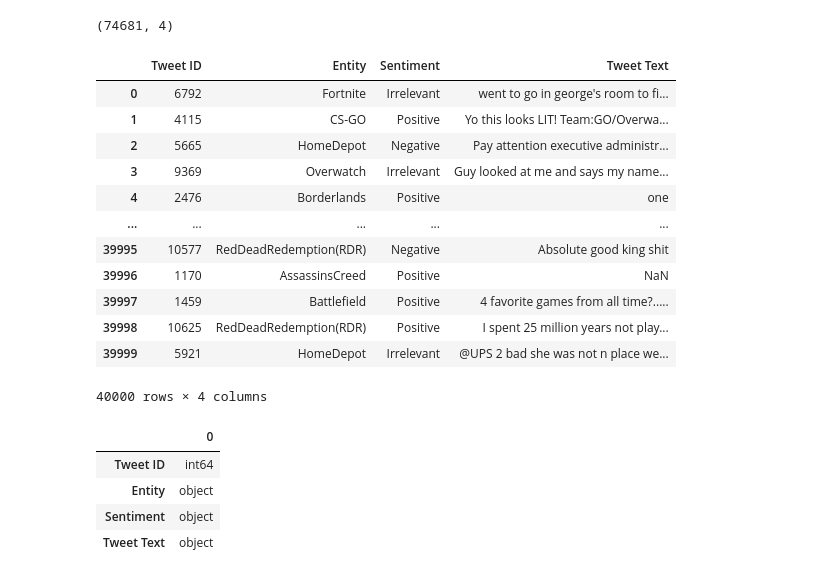
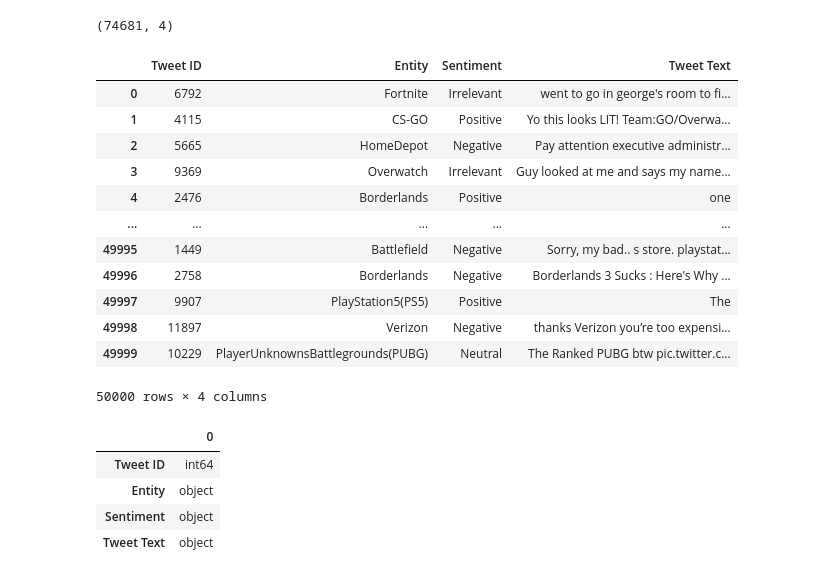
Before and after one commit to Salih2005-byte/Sentiment-Analysis-for-Social-Media-Reviews, a Jupyter notebook: Sentiment_Analysis_for_Social_Media_Reviews.ipynb, the cells around one changed output. Drawn from its saved outputs; the diff is of its cells as text; code cells hidden in the pictures.

```diff
--- a/Sentiment_Analysis_for_Social_Media_Reviews.ipynb
+++ b/Sentiment_Analysis_for_Social_Media_Reviews.ipynb
@@ -43,23 +43,23 @@ df.shape
 # %% [output]
 (74681, 4)
 # %%
-df = df.sample(n=40000, random_state=42)
+df = df.sample(n=50000, random_state=42)
 df = df.reset_index(drop=True)
 df
 # %% [output]
 |  | Tweet ID | Entity | Sentiment | Tweet Text |
 | 0 | 6792 | Fortnite | Irrelevant | went to go in george's room to fi... |
 | 1 | 4115 | CS-GO | Positive | Yo this looks LIT! Team:GO/Overwa... |
 | 2 | 5665 | HomeDepot | Negative | Pay attention executive administr... |
 | 3 | 9369 | Overwatch | Irrelevant | Guy looked at me and says my name... |
 | 4 | 2476 | Borderlands | Positive | one |
 | ... | ... | ... | ... | ... |
-| 39995 | 10577 | RedDeadRedemption(RDR) | Negative | Absolute good king shit |
-| 39996 | 1170 | AssassinsCreed | Positive | NaN |
-| 39997 | 1459 | Battlefield | Positive | 4 favorite games from all time?..... |
-| 39998 | 10625 | RedDeadRedemption(RDR) | Positive | I spent 25 million years not play... |
-| 39999 | 5921 | HomeDepot | Irrelevant | @UPS 2 bad she was not n place we... |
+| 49995 | 1449 | Battlefield | Negative | Sorry, my bad.. s store. playstat... |
+| 49996 | 2758 | Borderlands | Negative | Borderlands 3 Sucks : Here's Why ... |
+| 49997 | 9907 | PlayStation5(PS5) | Positive | The |
+| 49998 | 11897 | Verizon | Negative | thanks Verizon you’re too expensi... |
+| 49999 | 10229 | PlayerUnknownsBattlegrounds(PUBG) | Neutral | The Ranked PUBG btw pic.twitter.c... |
-40000 rows × 4 columns
+50000 rows × 4 columns
 # %%
 df.dtypes
 # %% [output]
```
Also changed, not shown: parts of 25 cells of this notebook.
